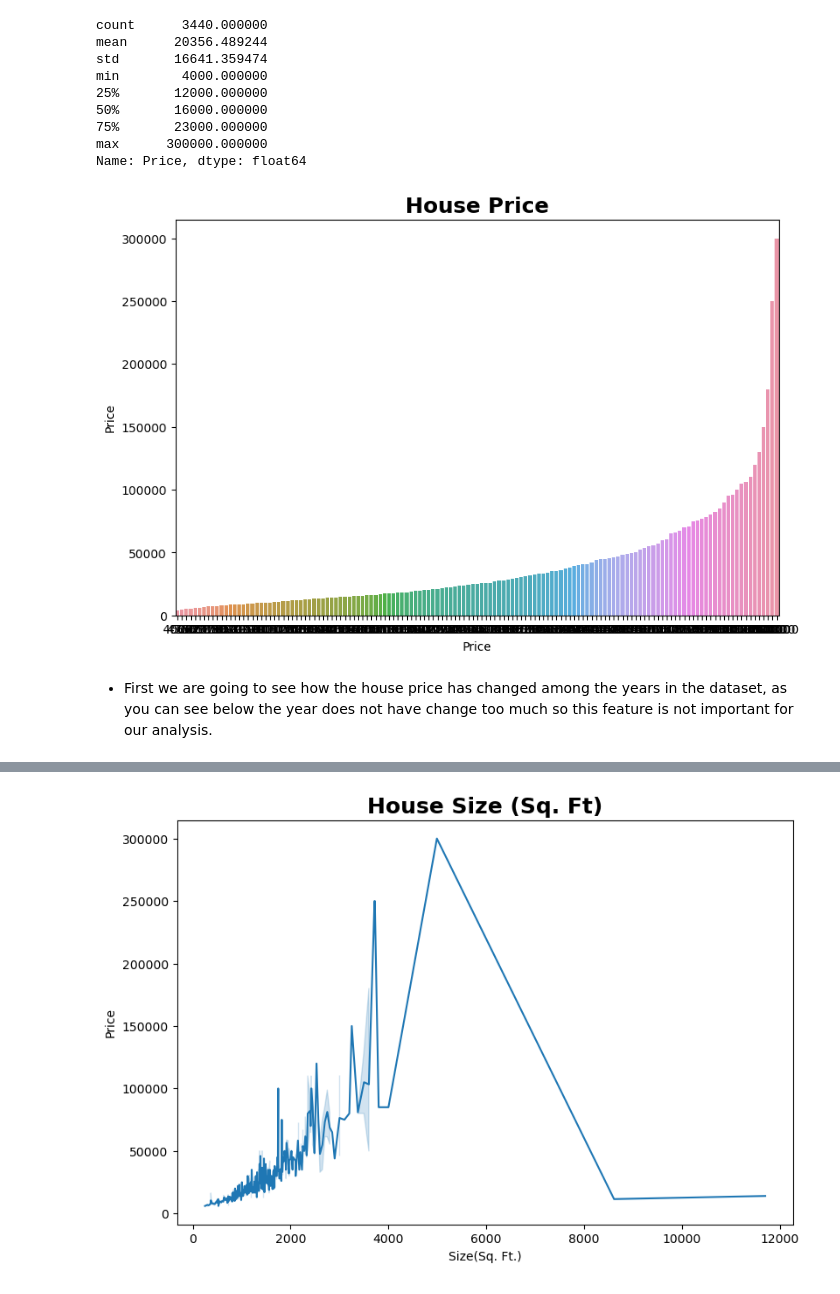
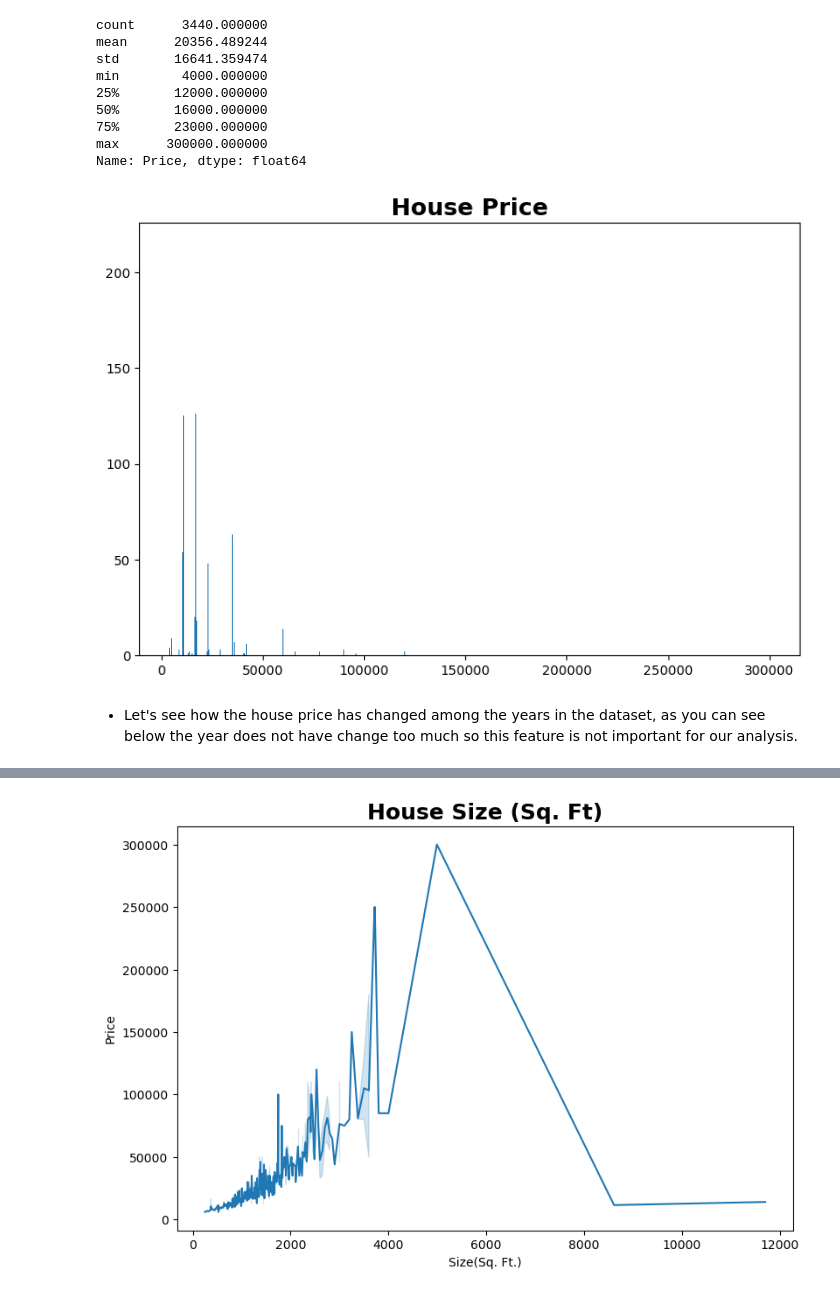
Before and after one commit to jhonnovax/House-Price-Prediction, a Jupyter notebook: house-price-prediction.ipynb, the cells around one changed output, grey strips where cells are left out. Cells and saved outputs as stored; diff of their text form; code cells hidden in the pictures.

Commit message:
Added price histogram chart to see the range of house prices

```diff
--- a/house-price-prediction.ipynb
+++ b/house-price-prediction.ipynb
@@ -178,15 +180,15 @@ Name: Price, dtype: float64
 # %%
 plt.figure(figsize = (20,6))
 plt.subplot(1,2,1)
-sns.barplot(x = 'Price', y = 'Price', data = df)
+plt.hist(df['Price'], bins = df['Price'].count())
 plt.title('House Price', fontsize=18, fontweight='bold')
 
 plt.show()
 # %% [output]
-[figure, old version]
+[figure, new version]
 # %% [markdown]
 
-- First we are going to see how the house price has changed among the years in the dataset, as you can see below the year does not have change too much so this feature is not important for our analysis.
+- Let's see how the house price has changed among the years in the dataset, as you can see below the year does not have change too much so this feature is not important for our analysis.
 # %%
 plt.figure(figsize = (20,6))
 plt.subplot(1,2,1)
```
Also changed, not shown: parts of 8 cells of this notebook.
